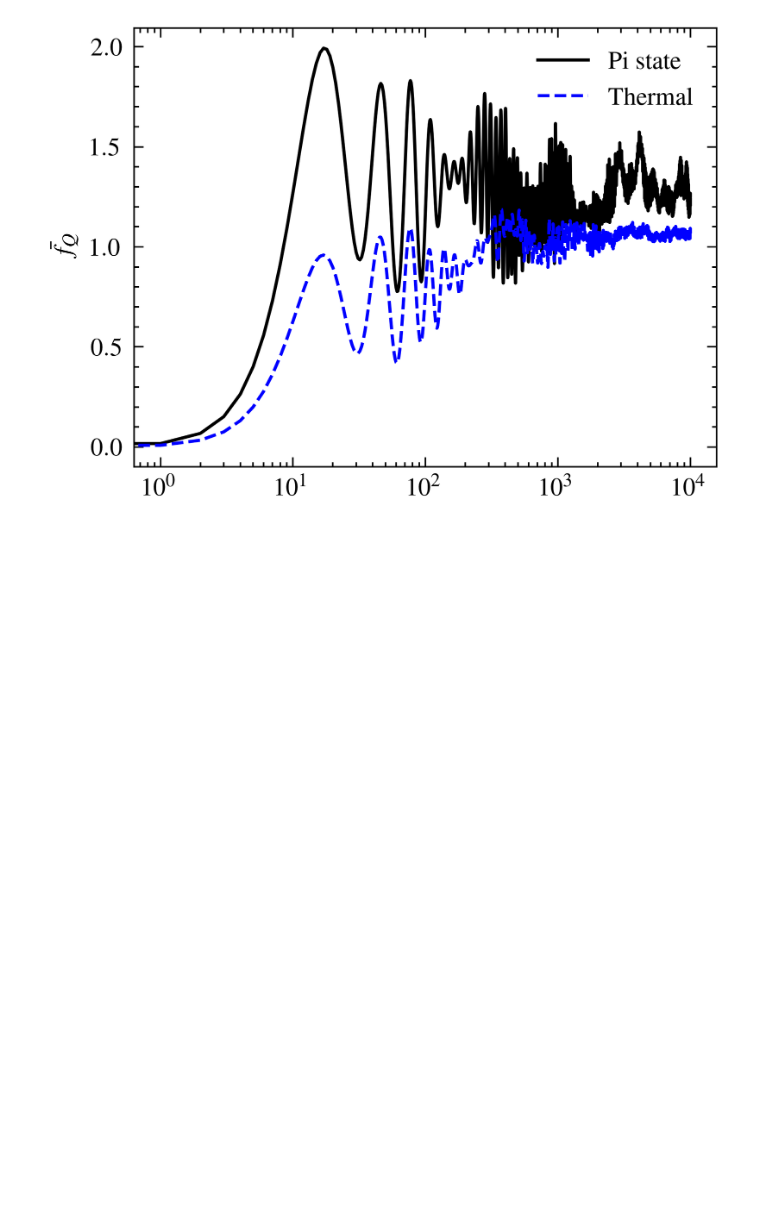
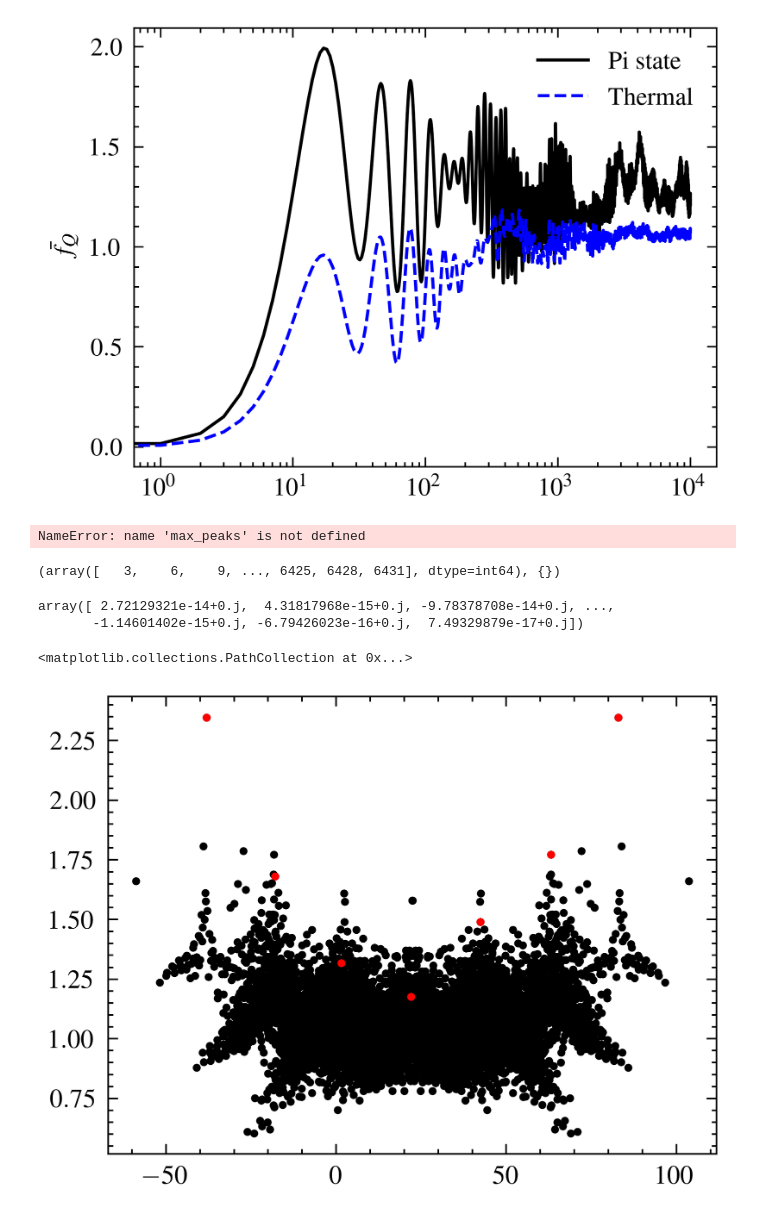
Before and after one commit to CharlieStalker/MPhys_QMBS, a Jupyter notebook: QuSpin.ipynb, the cells around one changed output. Cells and saved outputs as stored; diff of their text form; code cells hidden in the pictures; blank space fills up the shorter version.

```diff
--- a/QuSpin.ipynb
+++ b/QuSpin.ipynb
@@ -279,3 +310,26 @@ plt.legend()
 plt.xscale('log')
 # %% [output]
 [figure]
+# %%
+max_peaks(S_i)
+# %% [output]
+NameError: name 'max_peaks' is not defined
+# %%
+find_peaks(S_i)
+# %% [output]
+(array([   3,    6,    9, ..., 6425, 6428, 6431], dtype=int64), {})
+# %%
+qfi_eigenstates = []
+for i in range(12870):
+    qfi_eigenstates.append((4/L)*H_QFI.quant_fluct(eigenvectors[:,i]))
+# %%
+plt.scas
+# %% [output]
+array([ 2.72129321e-14+0.j,  4.31817968e-15+0.j, -9.78378708e-14+0.j, ...,
+       -1.14601402e-15+0.j, -6.79426023e-16+0.j,  7.49329879e-17+0.j])
+# %%
+plt.scatter(eigenvalues,qfi_eigenstates, s=2,color='black')
+plt.scatter(En_zI,peak_qfi,s=2,c='red')
+# %% [output]
+<matplotlib.collections.PathCollection at 0x...>
+[figure, added]
```
Also changed, not shown: parts of 9 cells of this notebook, 8 other files.
